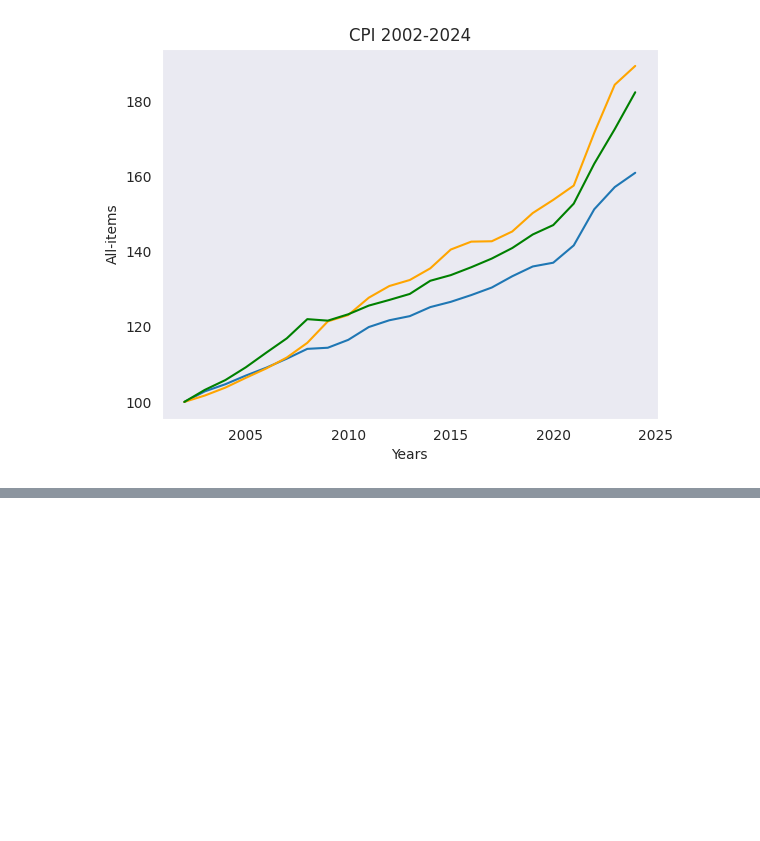
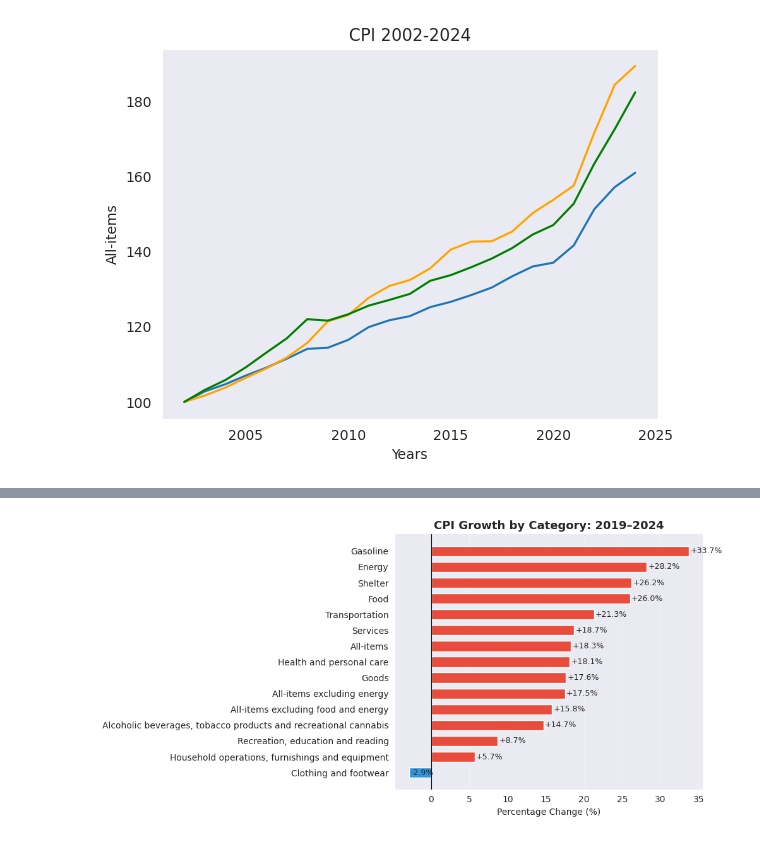
Before and after one commit to naftananmamo/python-visualization, a Jupyter notebook: Python_Visualization.ipynb, the cells around one changed output, grey strips where cells are left out. Saved outputs shown, nothing was run; the diff lists cells and outputs as text; code cells hidden in the pictures; blank space fills up the shorter version.

```diff
--- a/Python_Visualization.ipynb
+++ b/Python_Visualization.ipynb
@@ -220,0 +249,34 @@ fig.show()
+# %%
+categories = [c for c in df.columns if c not in ['Years', 'YearDate']]
+
+year_end   = df['Years'].max()
+year_start = year_end - 5
+
+start = df[df['Years'] == year_start][categories].values[0]
+end   = df[df['Years'] == year_end][categories].values[0]
+growth = ((end - start) / start * 100).round(1)
+
+sorted_items = sorted(zip(categories, growth), key=lambda x: x[1])
+labels = [c for c, _ in sorted_items]
+values = [v for _, v in sorted_items]
+
+fig, ax = plt.subplots(figsize=(10, 5))
+bars = ax.barh(labels, values,
+               color=['#e74c3c' if v > 0 else '#3498db' for v in values],
+               edgecolor='white', height=0.65)
+
+for bar, val in zip(bars, values):
+    ax.text(val + 0.2, bar.get_y() + bar.get_height() / 2,
+            f'+{val:.1f}%' if val > 0 else f'{val:.1f}%',
+            va='center', fontsize=9)
+
+ax.axvline(0, color='black', linewidth=0.8)
+ax.set_title(f'CPI Growth by Category: {year_start}–{year_end}', fontsize=13, fontweight='bold')
+ax.set_xlabel('Percentage Change (%)')
+ax.grid(axis='x', alpha=0.3)
+ax.spines['top'].set_visible(False)
+ax.spines['right'].set_visible(False)
+plt.tight_layout()
+plt.show()
+# %% [output]
+[figure, added]
```
Also changed, not shown: parts of 1 cell of this notebook.
